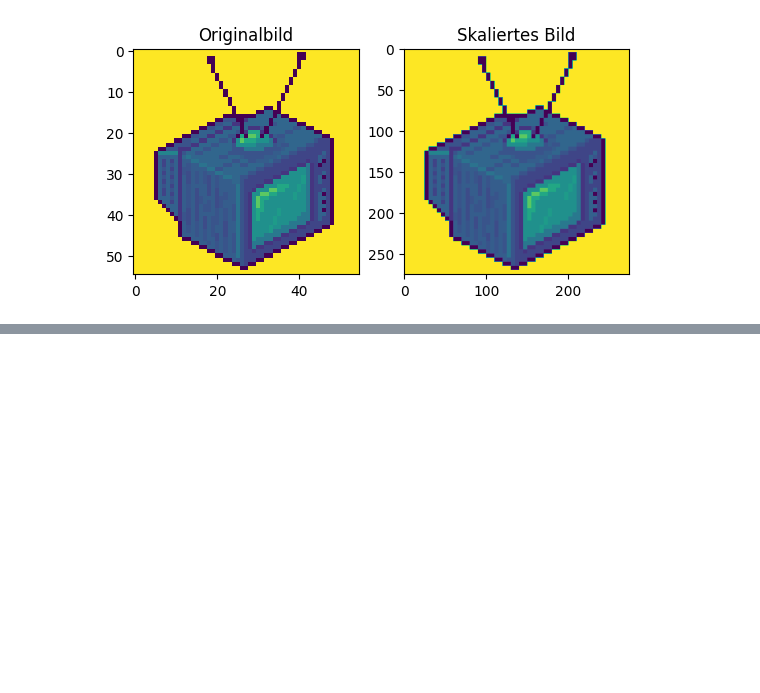
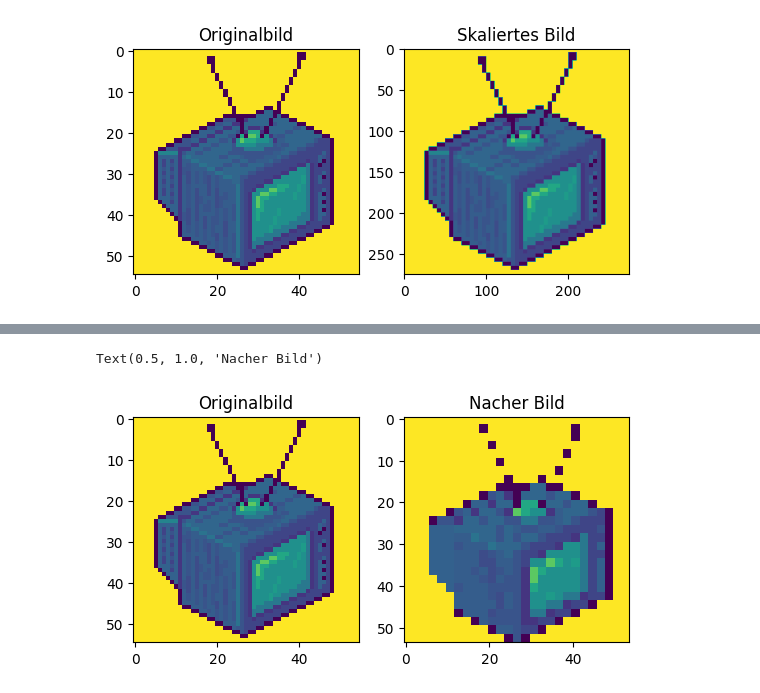
Before and after one commit to Mynna/bv23-wk04, a Jupyter notebook: Blatt04_Aufg03.ipynb, the cells around one changed output, grey strips where cells are left out. Saved outputs shown, nothing was run; the diff lists cells and outputs as text; code cells hidden in the pictures; blank space fills up the shorter version.

```diff
--- a/Blatt04_Aufg03.ipynb
+++ b/Blatt04_Aufg03.ipynb
@@ -53,0 +62,16 @@ Text(0.5, 1.0, 'Skaliertes Bild')
+# %%
+image = imread('./tv.png')
+reduced_image = scale_image_nearest(image, 0.5)
+reproduce_image=scale_image_nearest(reduced_image, 2.0)
+
+#Anzeigen von Bildern, im Vergleich
+plt.subplot(1, 2, 1)
+plt.imshow(image)
+plt.title('Originalbild')
+
+plt.subplot(1, 2, 2)
+plt.imshow(reproduce_image)
+plt.title('Nacher Bild')
+# %% [output]
+Text(0.5, 1.0, 'Nacher Bild')
+[figure, added]
```
Also changed, not shown: parts of 3 cells of this notebook.
